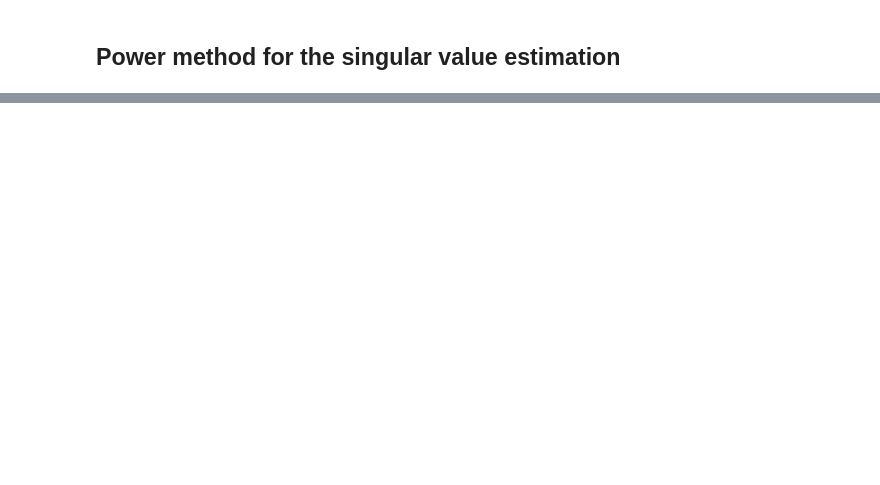
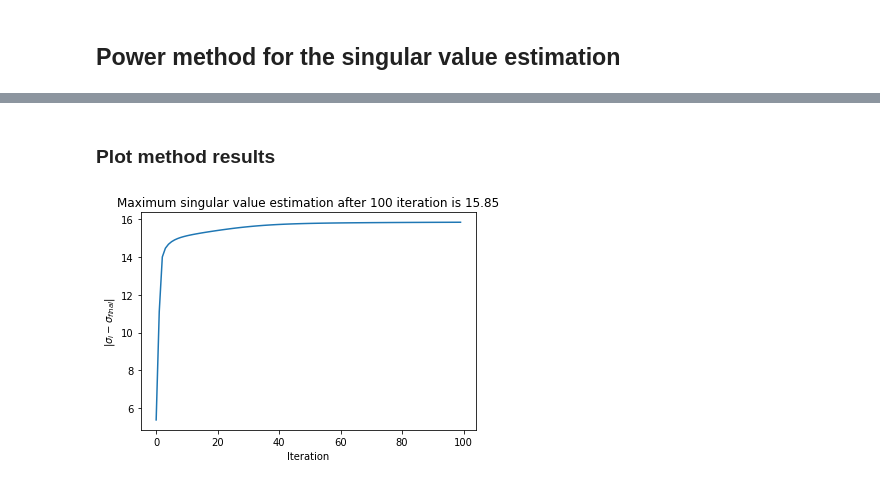
Before and after one commit to MerkulovDaniil/optim, a Jupyter notebook: assets/Notebooks/Neural_Lipschitz.ipynb, the cells around one changed output, grey strips where cells are left out. Drawn from its saved outputs; the diff is of its cells as text; code cells hidden in the pictures; blank space fills up the shorter version.

```diff
--- a/assets/Notebooks/Neural_Lipschitz.ipynb
+++ b/assets/Notebooks/Neural_Lipschitz.ipynb
@@ -307,0 +69,49 @@ torch.Size([1, 16, 12, 12])
+# %%
+@torch.no_grad()
+def power_method_for_nn_layer(layer, n_iterations=10):
+    sigmas = []
+    x = copy.deepcopy(input_batch)
+
+    # Create custom layer from pretrained layer:
+    conv_layer = torch.nn.Conv2d(3, 64, 7, padding=3)
+    conv_T_layer = torch.nn.ConvTranspose2d(64, 3, 7, padding=3)
+
+    conv_layer.weight.data = copy.deepcopy(list(layer.parameters())[0].data)
+    conv_layer.bias.data.zero_()
+
+    conv_T_layer.weight.data = copy.deepcopy(list(layer.parameters())[0].data)
+    conv_T_layer.bias.data.zero_()
+
+    for i in range(n_iterations):
+
+        # x norm
+        x_norm = torch.norm(x)
+
+        # y =   W@x computation
+        y = conv_layer(x)
+
+        # sigma computation
+        y_norm = torch.norm(y)
+        sigma = y_norm/x_norm
+        sigmas.append(sigma)
+
+        # x = W.T@y computation
+        x = conv_T_layer(y)
+
+        # Normalization
+        x = x/x_norm
+
+    return sigmas
+# %% [markdown]
+### Plot method results
+# %%
+n_iter = 100
+sigmas = power_method_for_nn_layer(model.conv1, n_iter)
+# %%
+plt.ylabel(r'$\|\sigma_i - \sigma_{final}\|$')
+plt.xlabel('Iteration')
+plt.title(f'Maximum singular value estimation after {n_iter} iteration is {sigmas[-1]:.2f}')
+plt.plot(sigmas)
+plt.show()
+# %% [output]
+[figure, added]
```
Also changed, not shown: parts of 36 cells of this notebook.
